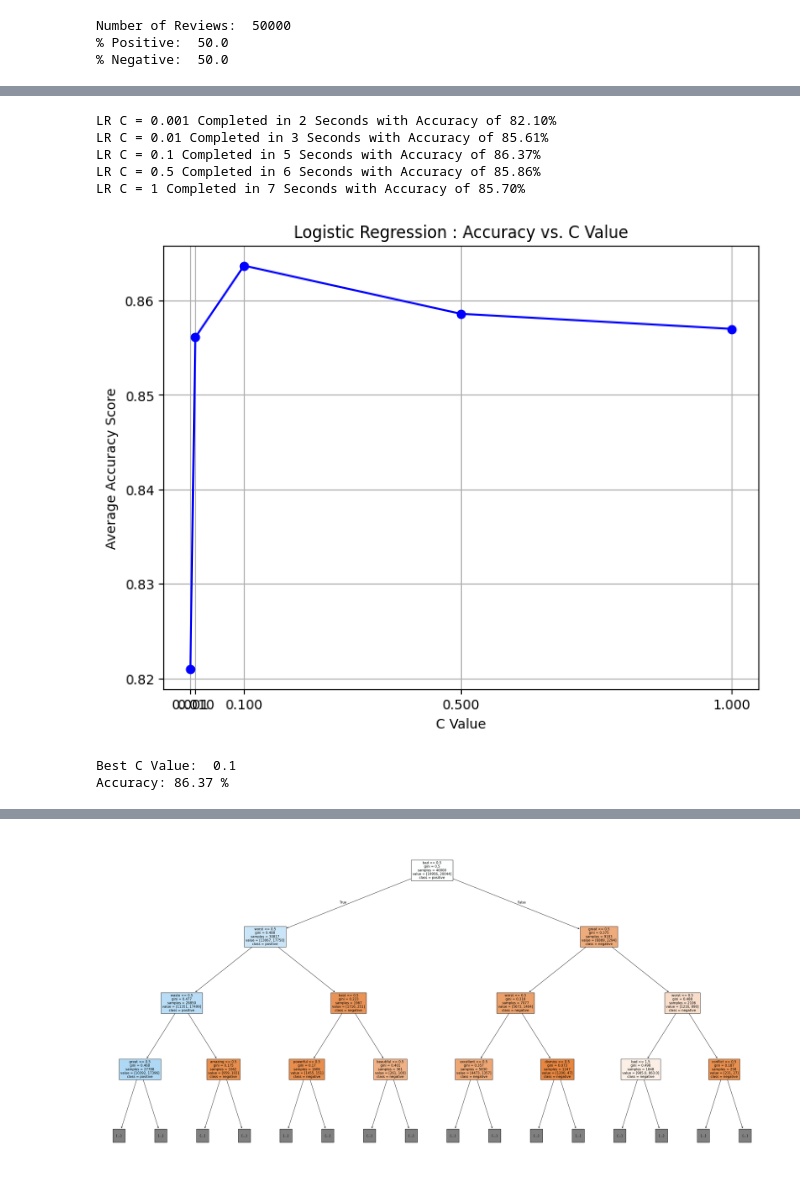
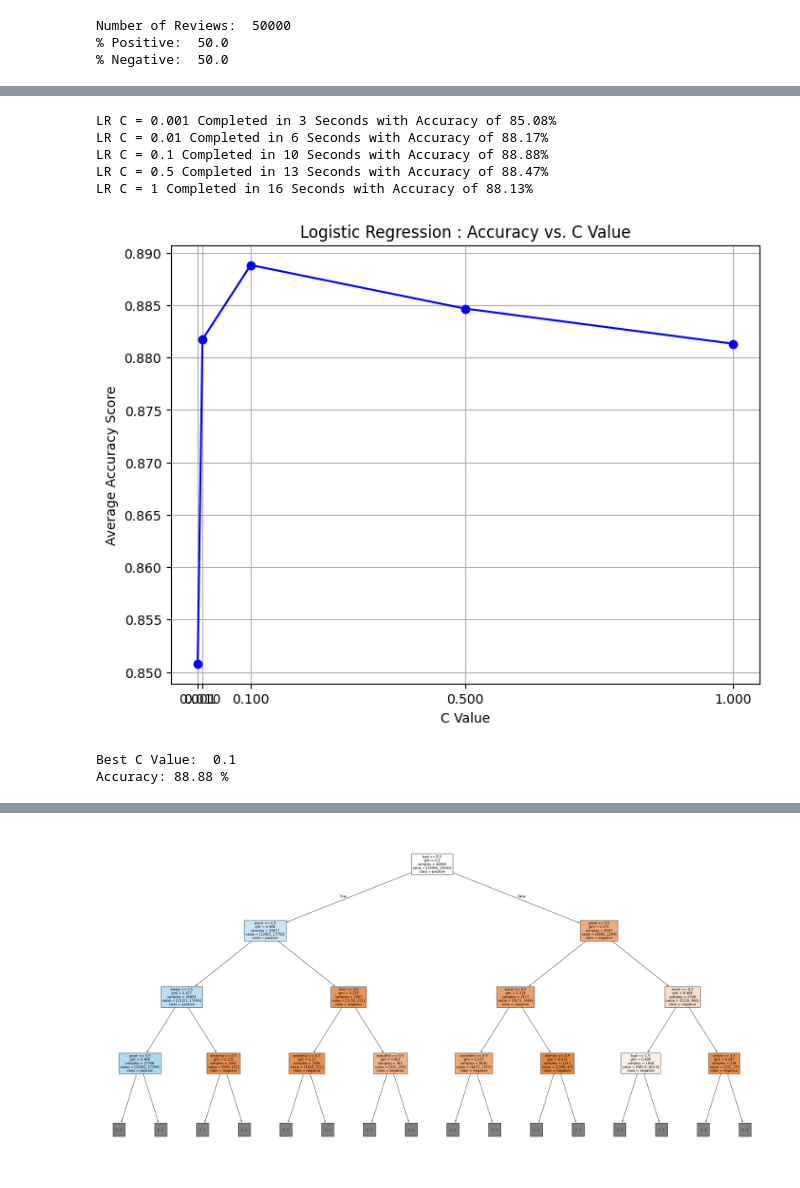
Before and after one commit to BoyceWhite/Data-Analysis-Project, a Jupyter notebook: main.ipynb, the cells around one changed output, grey strips where cells are left out. Drawn from its saved outputs; the diff is of its cells as text; code cells hidden in the pictures.

```diff
--- a/main.ipynb
+++ b/main.ipynb
@@ -94,14 +98,12 @@ def KNN(x_train, y_train, hyper):
 
     return best
 # %%
-from sklearn.linear_model import LogisticRegression
-
 def LR(x_train, y_train, hyper):
     scoresAvg = []
 
     for param in hyper:
         start = time.time()
-        clf = LogisticRegression(C=param)
+        clf = LogisticRegression(C=param, max_iter=500)
         scores = cross_val_score(clf, x_train, y_train, scoring='accuracy')
         scoresAvg.append(scores.mean())
         elapsed = time.time() - start
@@ -151,12 +181,12 @@ Accuracy: 65.97 %
 # %%
 cVals = [0.001, 0.01, 0.1, 0.5, 1]
-bestC = LR(x_test, y_test, cVals)
+bestC = LR(x_train, y_train, cVals)
 # %% [output]
-LR C = 0.001 Completed in 2 Seconds with Accuracy of 82.10%
-LR C = 0.01 Completed in 3 Seconds with Accuracy of 85.61%
-LR C = 0.1 Completed in 5 Seconds with Accuracy of 86.37%
-LR C = 0.5 Completed in 6 Seconds with Accuracy of 85.86%
-LR C = 1 Completed in 7 Seconds with Accuracy of 85.70%
+LR C = 0.001 Completed in 3 Seconds with Accuracy of 85.08%
+LR C = 0.01 Completed in 6 Seconds with Accuracy of 88.17%
+LR C = 0.1 Completed in 10 Seconds with Accuracy of 88.88%
+LR C = 0.5 Completed in 13 Seconds with Accuracy of 88.47%
+LR C = 1 Completed in 16 Seconds with Accuracy of 88.13%
-[figure, old version]
+[figure, new version]
 Best C Value:  0.1
-Accuracy: 86.37 %
+Accuracy: 88.88 %
```
Also changed, not shown: parts of 12 cells of this notebook, 2 other files.
